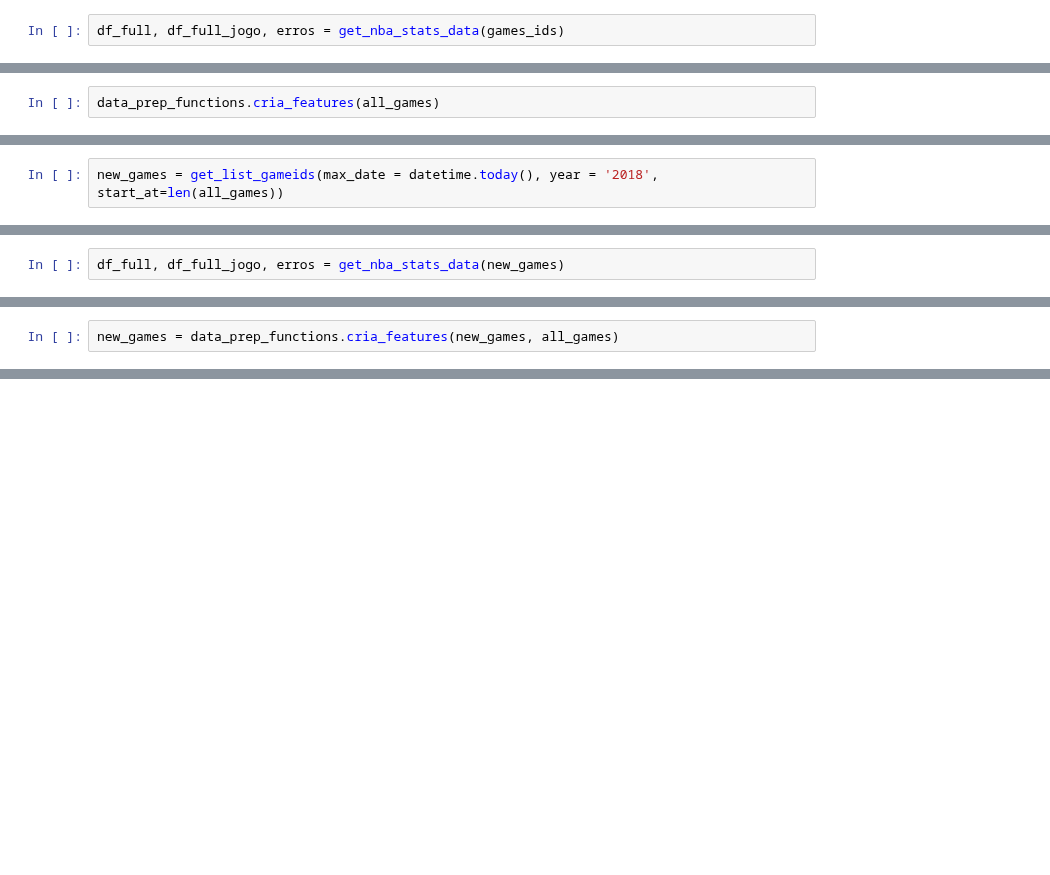
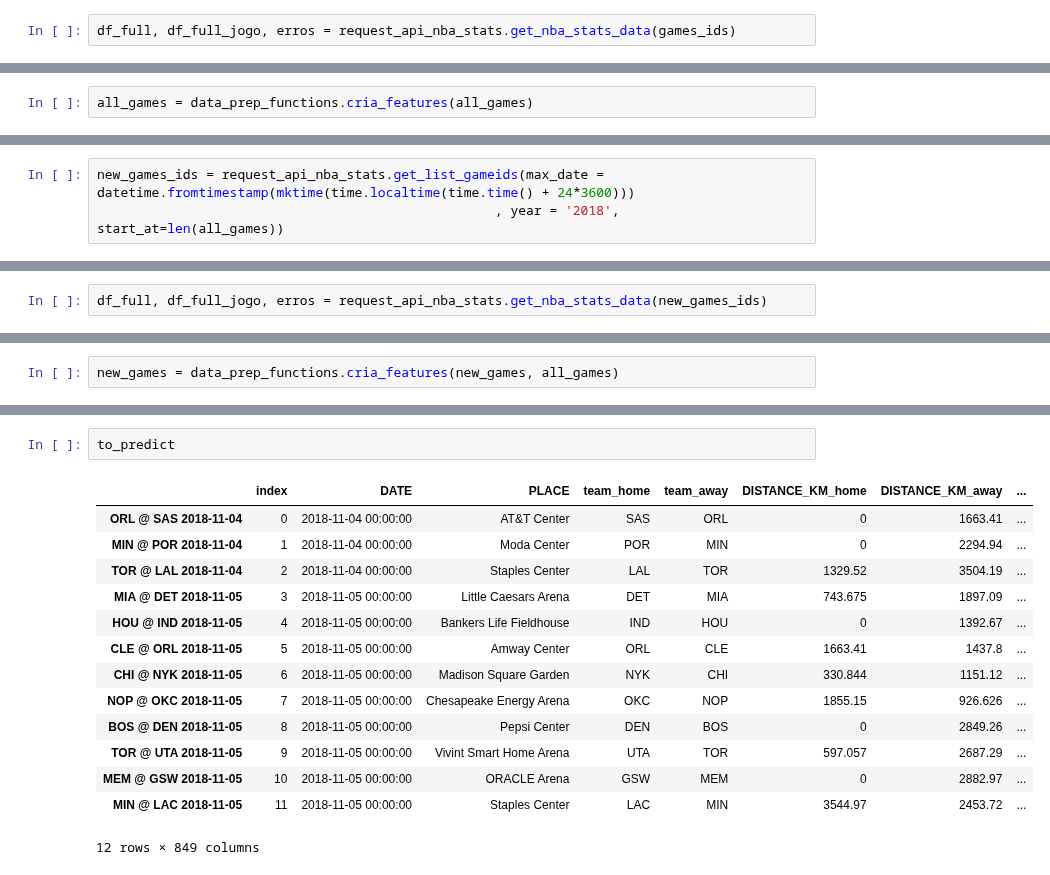
Before and after one commit to rafaelgasp/nba_games, a Jupyter notebook: deploy/Deploy.ipynb, the cells around one changed output, grey strips where cells are left out. Saved outputs shown, nothing was run; the diff lists cells and outputs as text; blank space fills up the shorter version.

```diff
--- a/deploy/Deploy.ipynb
+++ b/deploy/Deploy.ipynb
@@ -61,2 +66,2 @@ games_ids = get_list_gameids_until()
 # %%
-df_full, df_full_jogo, erros = get_nba_stats_data(games_ids)
+df_full, df_full_jogo, erros = request_api_nba_stats.get_nba_stats_data(games_ids)
@@ -67,7 +75,7 @@ base_nba_2018.to_csv("base_nba_2018_raw.csv")
 # %%
 all_games = data_prep_functions.prepara_base(base_nba_2018)
 # %%
-data_prep_functions.cria_features(all_games)
+all_games = data_prep_functions.cria_features(all_games)
 # %%
 resp = data_prep_functions.gera_last_N_games(all_games, N=[5])
 # %% [output]
@@ -81,5 +91,6 @@ delta_L5_2018.to_csv("delta_cross_L5_nba_18_19.csv")
 # %% [markdown]
 ### Fluxo Predição no Dia
 # %%
-new_games = get_list_gameids(max_date = datetime.today(), year = '2018', start_at=len(all_games))
+new_games_ids = request_api_nba_stats.get_list_gameids(max_date = datetime.fromtimestamp(mktime(time.localtime(time.time() + 24*3600)))
+                                                   , year = '2018', start_at=len(all_games))
 # %% [output]
@@ -87,3 +104,3 @@ new_games = get_list_gameids(max_date = datetime.today(), year = '2018', start_a
 # %%
-df_full, df_full_jogo, erros = get_nba_stats_data(new_games)
+df_full, df_full_jogo, erros = request_api_nba_stats.get_nba_stats_data(new_games_ids)
 # %% [output]
@@ -111,3 +118,20 @@ POR @ ORL 2018-10-25 5
+# %%
+to_predict
+# %% [output]
+|  | index | DATE | PLACE | team_home | team_away | DISTANCE_KM_home | DISTANCE_KM_away | ... |
+| ORL @ SAS 2018-11-04 | 0 | 2018-11-04 00:00:00 | AT&T Center | SAS | ORL | 0 | 1663.41 | ... |
+| MIN @ POR 2018-11-04 | 1 | 2018-11-04 00:00:00 | Moda Center | POR | MIN | 0 | 2294.94 | ... |
+| TOR @ LAL 2018-11-04 | 2 | 2018-11-04 00:00:00 | Staples Center | LAL | TOR | 1329.52 | 3504.19 | ... |
+| MIA @ DET 2018-11-05 | 3 | 2018-11-05 00:00:00 | Little Caesars Arena | DET | MIA | 743.675 | 1897.09 | ... |
+| HOU @ IND 2018-11-05 | 4 | 2018-11-05 00:00:00 | Bankers Life Fieldhouse | IND | HOU | 0 | 1392.67 | ... |
+| CLE @ ORL 2018-11-05 | 5 | 2018-11-05 00:00:00 | Amway Center | ORL | CLE | 1663.41 | 1437.8 | ... |
+| CHI @ NYK 2018-11-05 | 6 | 2018-11-05 00:00:00 | Madison Square Garden | NYK | CHI | 330.844 | 1151.12 | ... |
+| NOP @ OKC 2018-11-05 | 7 | 2018-11-05 00:00:00 | Chesapeake Energy Arena | OKC | NOP | 1855.15 | 926.626 | ... |
+| BOS @ DEN 2018-11-05 | 8 | 2018-11-05 00:00:00 | Pepsi Center | DEN | BOS | 0 | 2849.26 | ... |
+| TOR @ UTA 2018-11-05 | 9 | 2018-11-05 00:00:00 | Vivint Smart Home Arena | UTA | TOR | 597.057 | 2687.29 | ... |
+| MEM @ GSW 2018-11-05 | 10 | 2018-11-05 00:00:00 | ORACLE Arena | GSW | MEM | 0 | 2882.97 | ... |
+| MIN @ LAC 2018-11-05 | 11 | 2018-11-05 00:00:00 | Staples Center | LAC | MIN | 3544.97 | 2453.72 | ... |
+12 rows × 849 columns
 # %%
 to_predict = data_prep_functions.variaveis_delta(to_predict)
 # %% [output]
```
Also changed, not shown: parts of 16 cells of this notebook, 5 other files.
